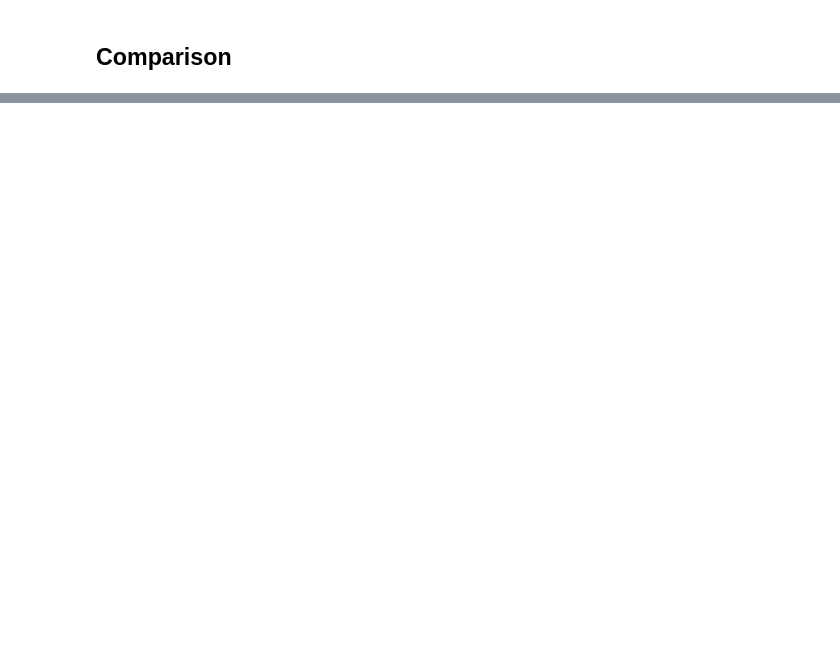
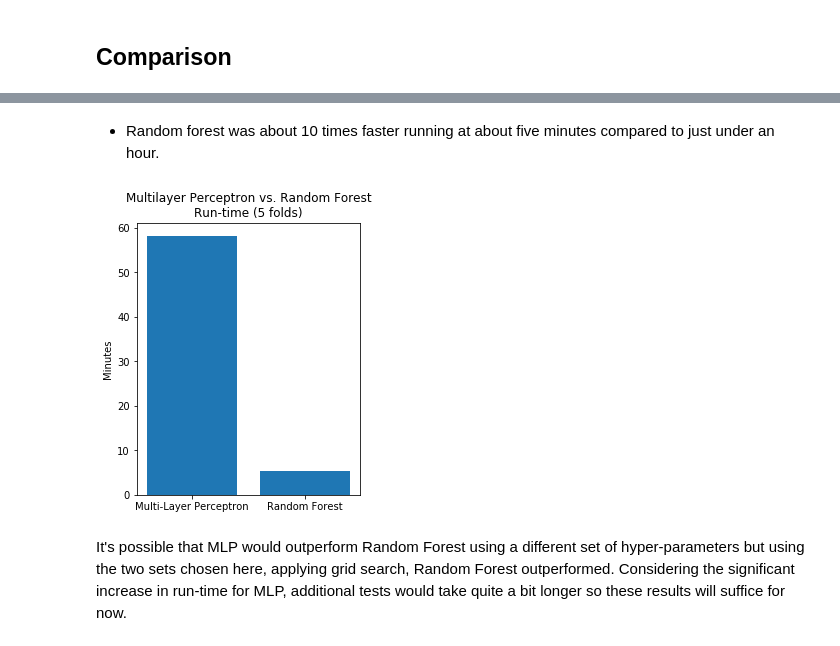
Before and after one commit to yfstafford/Thinkful, a Jupyter notebook: Unit 4/Bootcamp 4.3.6 Make Your Network.ipynb, the cells around one changed output, grey strips where cells are left out. Cells and saved outputs as stored; diff of their text form; code cells hidden in the pictures; blank space fills up the shorter version.

```diff
--- a/Unit 4/Bootcamp 4.3.6 Make Your Network.ipynb
+++ b/Unit 4/Bootcamp 4.3.6 Make Your Network.ipynb
@@ -136,0 +174,16 @@ Test scores for both MLP and random forest were slightly lower than the training
+# %% [markdown]
+- Random forest was about 10 times faster running at about five minutes compared to just under an hour.
+# %%
+plot_DataFrame = pd.DataFrame(data={})
+
+# Create boxplot comparing R^2 scores
+plt.figure(figsize=(4,5))
+plt.bar(np.arange(2),[ 3490.9/60, 324.9/60 ])
+plt.title('{}\nRun-time ({} folds)'.format('Multilayer Perceptron vs. Random Forest',5))
+plt.xticks(np.arange(2), ('Multi-Layer Perceptron','Random Forest'))
+plt.ylabel('Minutes')
+plt.show()
+# %% [output]
+[figure, added]
+# %% [markdown]
+It's possible that MLP would outperform Random Forest using a different set of hyper-parameters but using the two sets chosen here, applying grid search, Random Forest outperformed. Considering the significant increase in run-time for MLP, additional tests would take quite a bit longer so these results will suffice for now.
```
Also changed, not shown: parts of 17 cells of this notebook, 1 other file.
